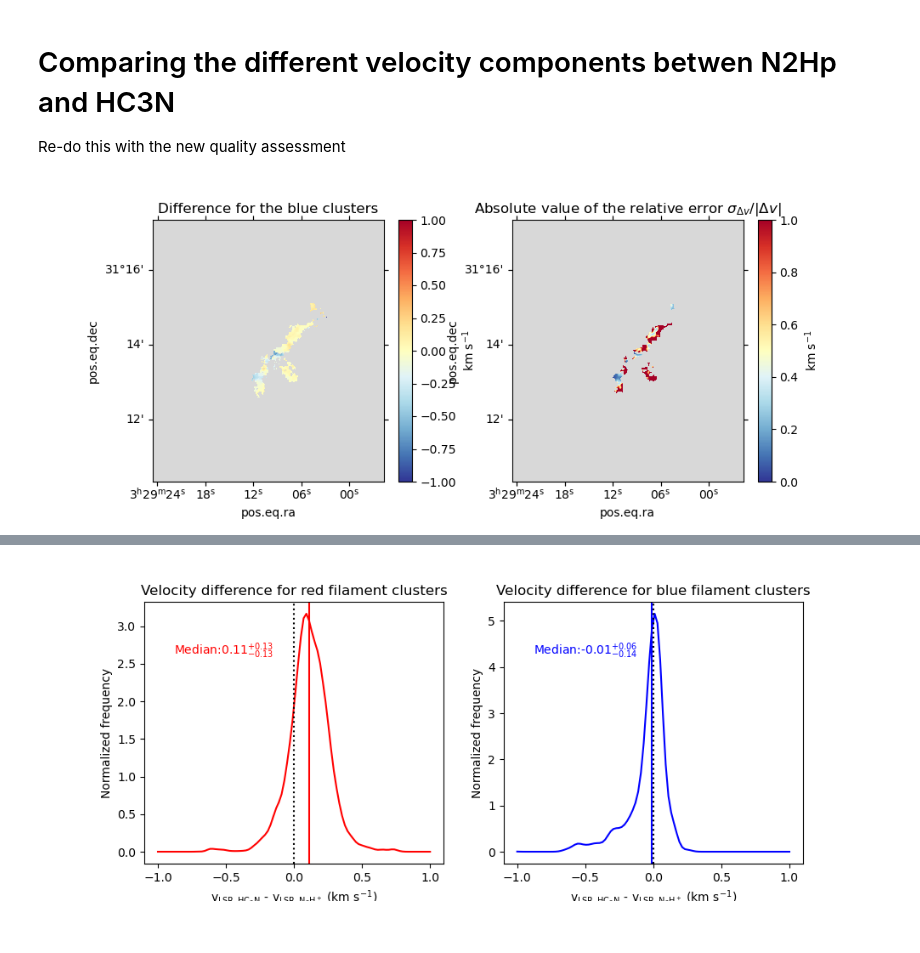
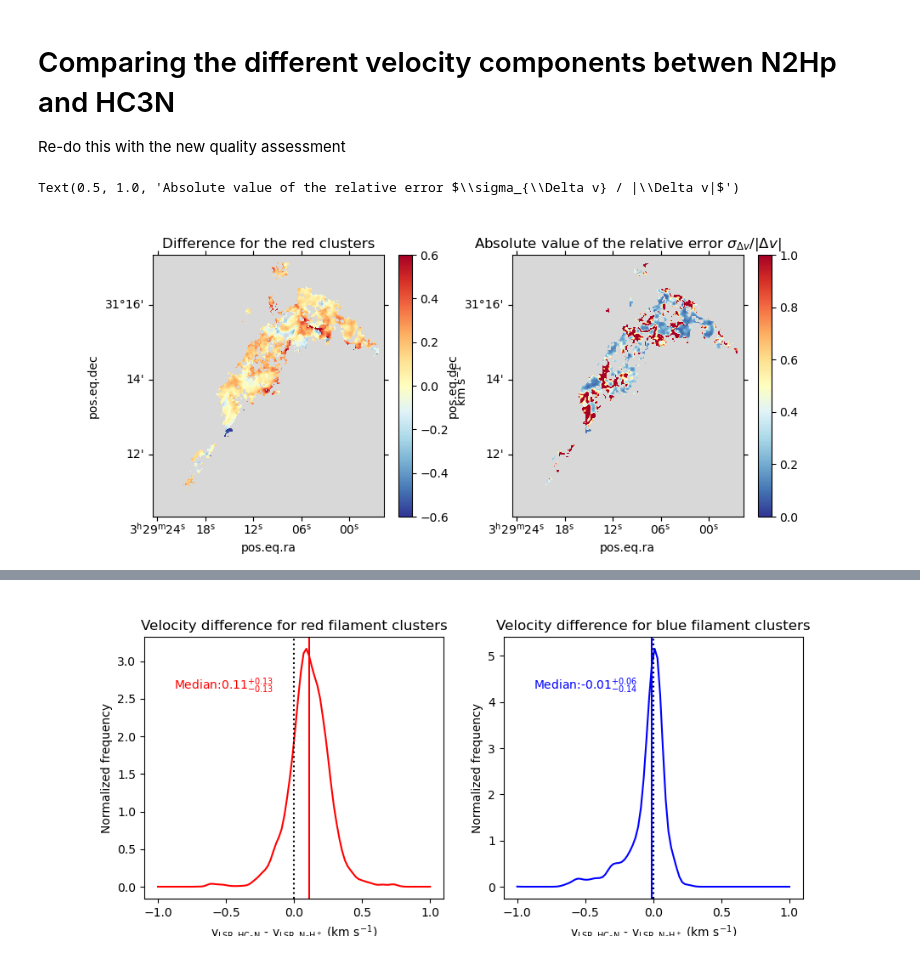
Before and after one commit to tere-valdivia/propstar_gasflow, a Jupyter notebook: clustering/comparison_velocities_N2Hp_HC3N.ipynb, the cells around one changed output, grey strips where cells are left out. Drawn from its saved outputs; the diff is of its cells as text; code cells hidden in the pictures.

Commit message:
fixed vel difference

```diff
--- a/clustering/comparison_velocities_N2Hp_HC3N.ipynb
+++ b/clustering/comparison_velocities_N2Hp_HC3N.ipynb
@@ -192,21 +193,22 @@ else:
 # %%
 # we plot them quickly
 fig = plt.figure(figsize=(10,4))
 ax = fig.add_subplot(121, projection=WCS(headerdiff).celestial)
-vmin=-1
-vmax=1
+vmin=-0.6
+vmax=0.6
 cmap = cm.get_cmap('RdYlBu_r').copy()
 cmap.set_bad('0.85')
 
-sc = ax.imshow(diff_blue_vel, cmap=cmap, interpolation='nearest', vmin=vmin, vmax=vmax)
+sc = ax.imshow(diff_red_vel, cmap=cmap, interpolation='nearest', vmin=vmin, vmax=vmax)
 fig.colorbar(sc, ax=ax, label = r'km s$^{-1}$')
-ax.set_title('Difference for the blue clusters')
+ax.set_title('Difference for the red clusters')
 
 ax2 = fig.add_subplot(122, projection=WCS(headerdiff).celestial)
-sc2 = ax2.imshow(np.abs(e_diff_blue_vel/diff_blue_vel), cmap=cmap, vmin=0, vmax=1)
-fig.colorbar(sc2, ax=ax2, label = r'km s$^{-1}$')
+sc2 = ax2.imshow(np.abs(e_diff_red_vel/diff_red_vel), cmap=cmap, vmin=0, vmax=1)
+fig.colorbar(sc2, ax=ax2)
 ax2.set_title(r'Absolute value of the relative error $\sigma_{\Delta v} / |\Delta v|$')
 
-fig.savefig('difference_with_error_blue_clusters.pdf', dpi=300, bbox_inches='tight')
+# fig.savefig('difference_with_error_red_clusters.pdf', dpi=300, bbox_inches='tight')
 # %% [output]
+Text(0.5, 1.0, 'Absolute value of the relative error $\\sigma_{\\Delta v} / |\\Delta v|$')
-[figure, old version]
+[figure, new version]
```
Also changed, not shown: parts of 8 cells of this notebook, 38 other files.
